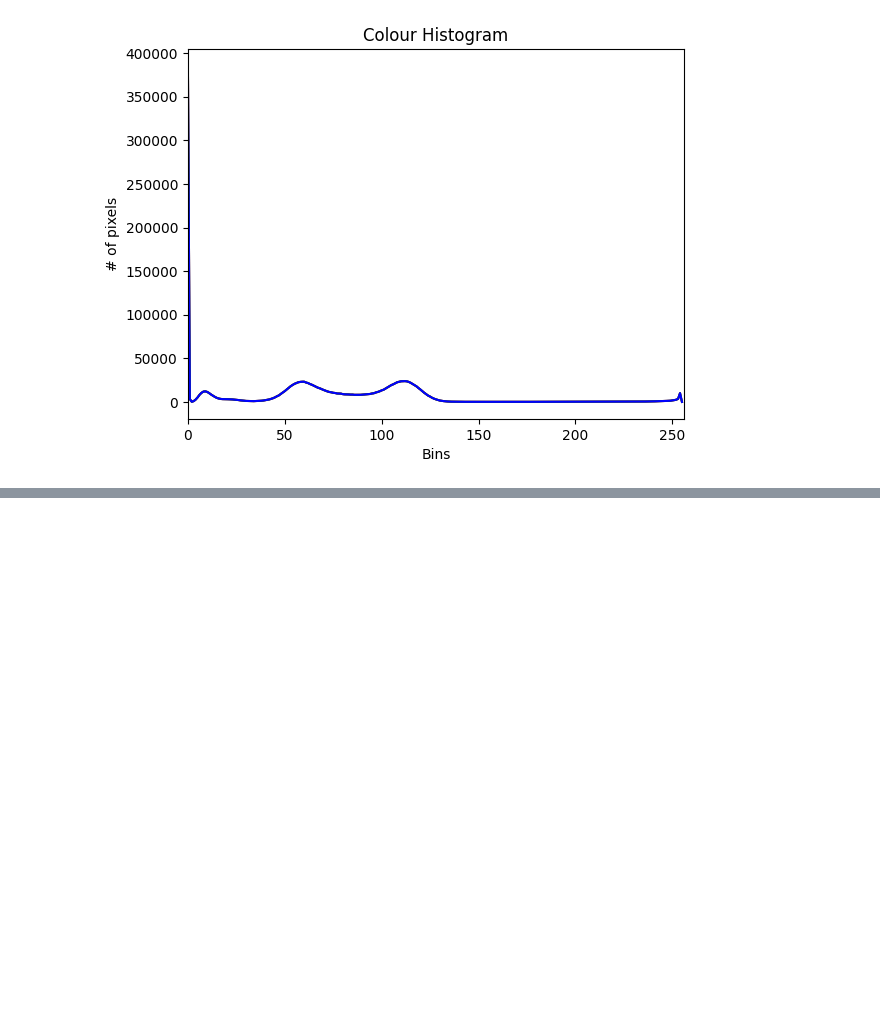
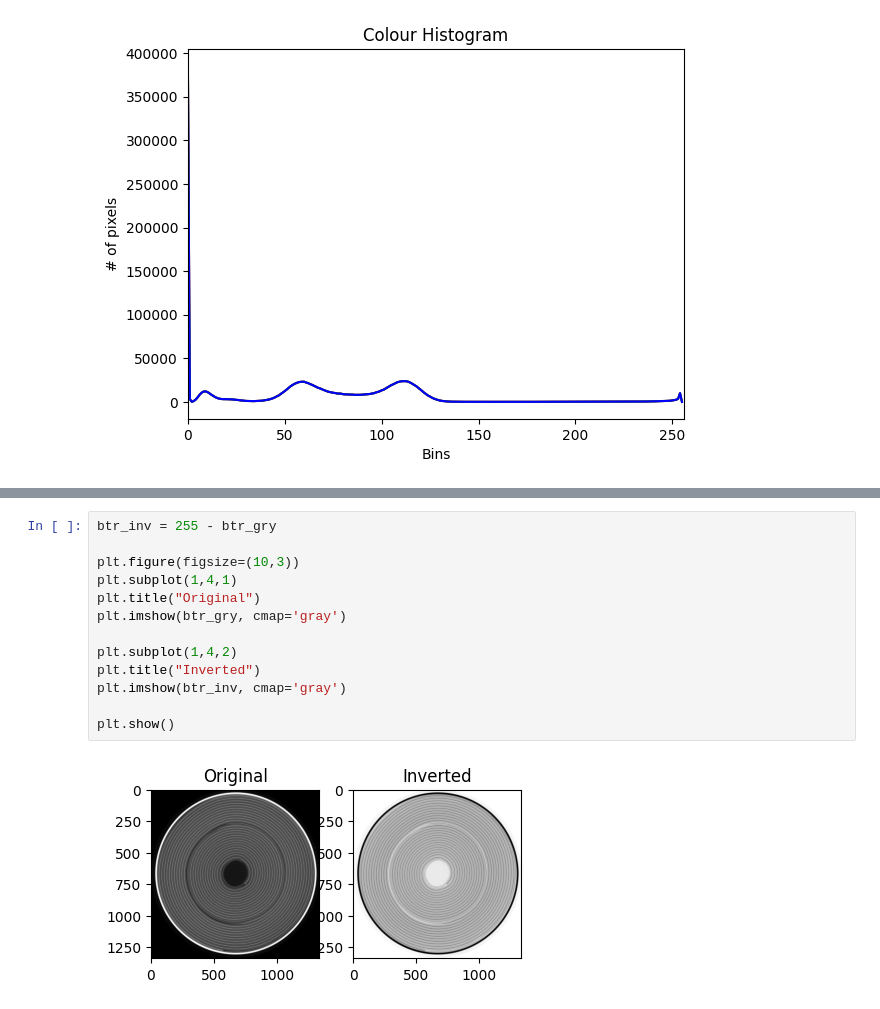
Before and after one commit to jdabassett/opencv_jupyter-notebook, a Jupyter notebook: practice_channels.ipynb, the cells around one changed output, grey strips where cells are left out. Saved outputs shown, nothing was run; the diff lists cells and outputs as text; blank space fills up the shorter version.

```diff
--- a/practice_channels.ipynb
+++ b/practice_channels.ipynb
@@ -40,0 +67,15 @@ plt.show()
+# %%
+btr_inv = 255 - btr_gry
+
+plt.figure(figsize=(10,3))
+plt.subplot(1,4,1)
+plt.title("Original")
+plt.imshow(btr_gry, cmap='gray')
+
+plt.subplot(1,4,2)
+plt.title("Inverted")
+plt.imshow(btr_inv, cmap='gray')
+
+plt.show()
+# %% [output]
+[figure, added]
```
Also changed, not shown: parts of 2 cells of this notebook.
